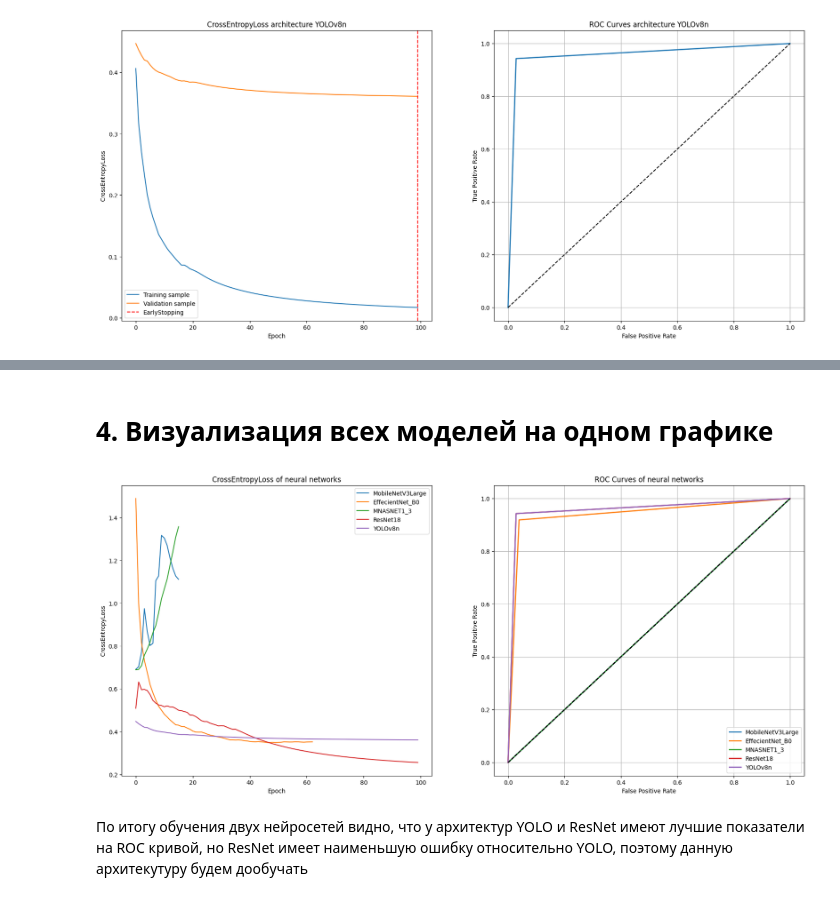
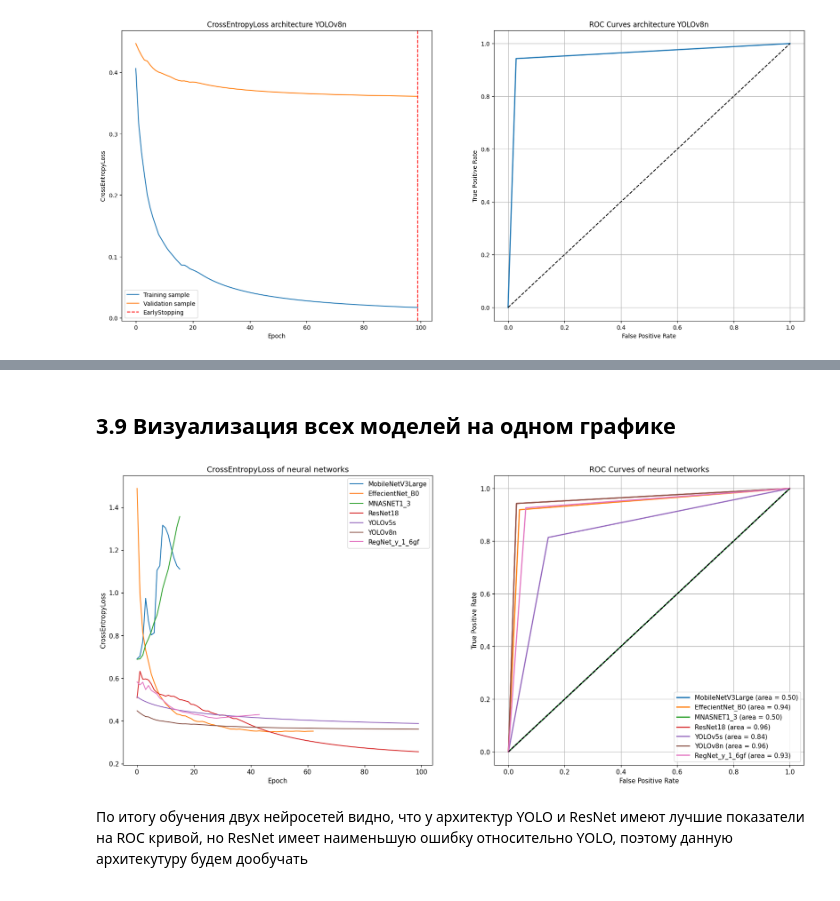
Before and after one commit to K1rsN7/Smart_Barrier, a Jupyter notebook: train neural network.ipynb, the cells around one changed output, grey strips where cells are left out. Cells and saved outputs as stored; diff of their text form; code cells hidden in the pictures.

```diff
--- a/train neural network.ipynb
+++ b/train neural network.ipynb
@@ -547,7 +618,7 @@ Model training data successfully recorded
 # %% [markdown]
-# 4. Визуализация всех моделей на одном графике
+## 3.9 Визуализация всех моделей на одном графике
 # %%
-def visualizationNeuralNetworks(data):
+def visualizationNeuralNetworks(data, isEnhancement=False):
     '''
     Функция позволяет визуализировать точность моделей нейросетей на каждой из эпох и поместить всех их на один график
     Input:
@@ -567,21 +638,26 @@ def visualizationNeuralNetworks(data):
         # Изображение ROC кривой
         plt.subplot(1, 2, 2)
         fpr, tpr, _ = roc_curve(item['roc_data']['correct'], item['roc_data']['preds'])
-        plt.plot(fpr, tpr, linewidth=2, label=item['name'])
+        area = auc(fpr, tpr)
+        label_model = item['name']+ f' (area = {area:0.2f})'
+        plt.plot(fpr, tpr, linewidth=2, label=label_model)
         plt.plot([0, 1], [0, 1], 'k--')
         plt.title('ROC Curves of neural networks')
         plt.ylabel('True Positive Rate')
         plt.xlabel('False Positive Rate')
         plt.legend()
         plt.grid(True)
-
-    plt.savefig(f'visualizationNeuralNetworks.png', dpi=100)
+    if isEnhancement:
+        plt.savefig(f'visualizationEnhancementNeuralNetworks.png', dpi=100)
+    else:
+        plt.savefig(f'visualizationNeuralNetworks.png', dpi=100)
     plt.show()
 # %%
 with open('data.json', 'r') as file:
     data = json.load(file)
-visualizationNeuralNetworks(data)
+visualizationNeuralNetworks(data[:7])
+del data
 # %% [output]
-[figure, old version]
+[figure, new version]
 # %% [markdown]
 По итогу обучения двух нейросетей видно, что у архитектур YOLO и ResNet имеют лучшие показатели на ROC кривой, но ResNet имеет наименьшую ошибку относительно YOLO, поэтому данную архитекутуру будем дообучать
```
Also changed, not shown: parts of 22 cells of this notebook.
